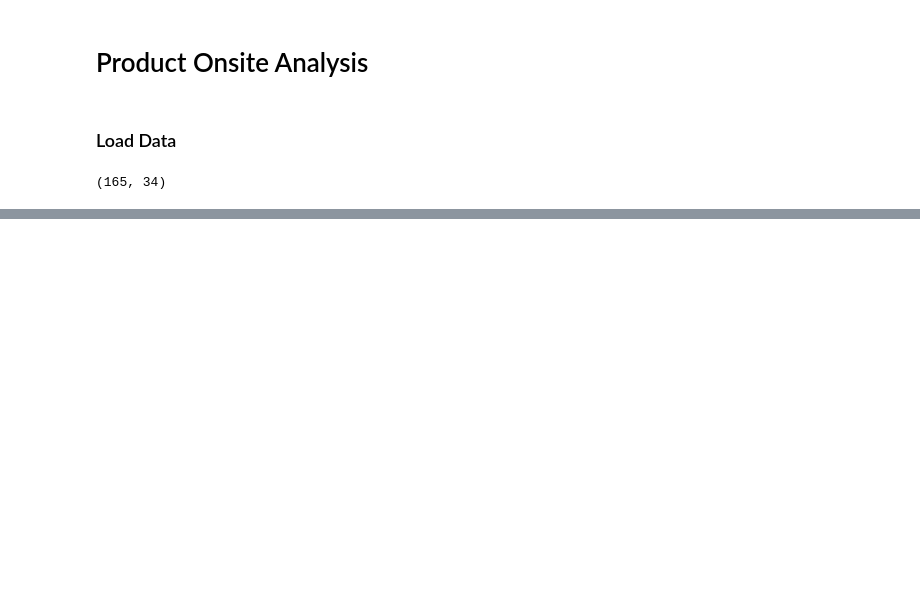
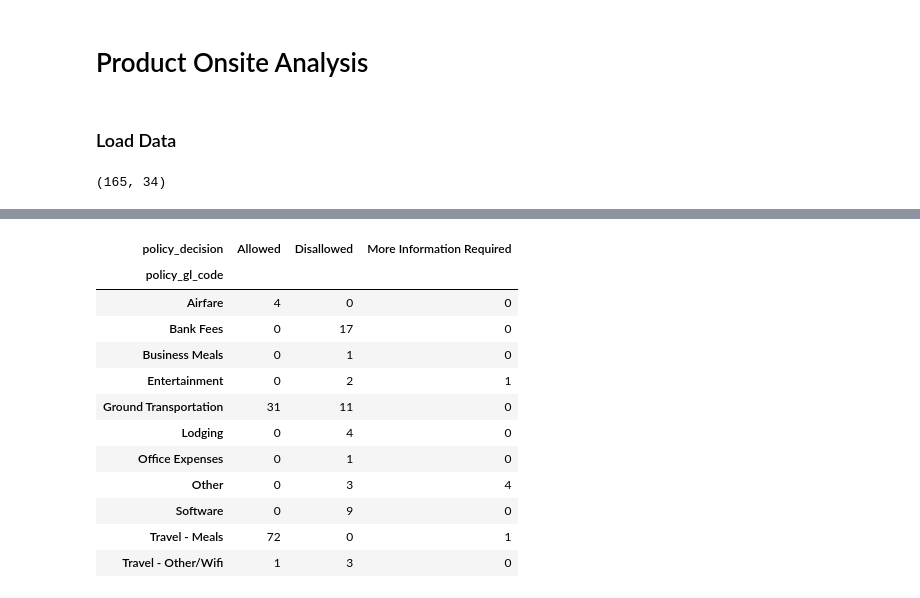
Before and after one commit to jeremybeck/MercuryInterview, a Jupyter notebook: src/onsite_transaction_processing.ipynb, the cells around one changed output, grey strips where cells are left out. Saved outputs shown, nothing was run; the diff lists cells and outputs as text; code cells hidden in the pictures; blank space fills up the shorter version.

```diff
--- a/src/onsite_transaction_processing.ipynb
+++ b/src/onsite_transaction_processing.ipynb
@@ -14,0 +115,16 @@ onsite_expenses.shape
+# %%
+pd.crosstab(transactions_woutputs.policy_gl_code, transactions_woutputs.policy_decision)
+# %% [output]
+| policy_decision | Allowed | Disallowed | More Information Required |
+| policy_gl_code |  |  |  |
+| Airfare | 4 | 0 | 0 |
+| Bank Fees | 0 | 17 | 0 |
+| Business Meals | 0 | 1 | 0 |
+| Entertainment | 0 | 2 | 1 |
+| Ground Transportation | 31 | 11 | 0 |
+| Lodging | 0 | 4 | 0 |
+| Office Expenses | 0 | 1 | 0 |
+| Other | 0 | 3 | 4 |
+| Software | 0 | 9 | 0 |
+| Travel - Meals | 72 | 0 | 1 |
+| Travel - Other/Wifi | 1 | 3 | 0 |
```
Also changed, not shown: parts of 17 cells of this notebook, 4 other files.
